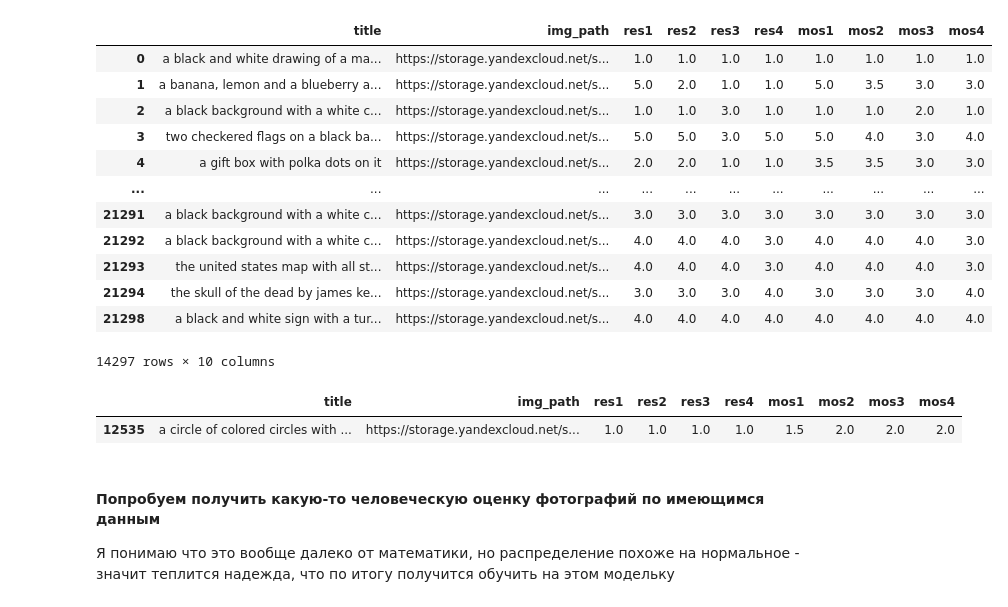
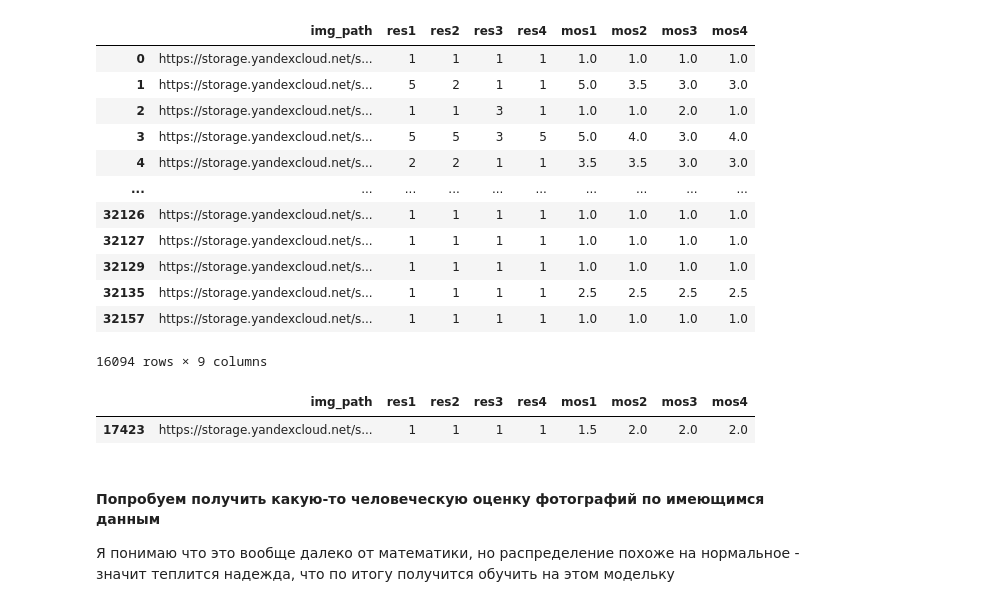
Before and after one commit to CTLab-ITMO/VecScore, a Jupyter notebook: 1_parse_data.ipynb, the cells around one changed output. Cells and saved outputs as stored; diff of their text form; code cells hidden in the pictures.

```diff
--- a/1_parse_data.ipynb
+++ b/1_parse_data.ipynb
@@ -15,16 +15,23 @@ df = df.dropna()
 # %%
 import pandas as pd
 
-df = pd.read_csv('filtered toloka results(with whitespaces).csv')
+d_df = pd.read_csv('dataframes/not_filtred_data.csv')
 
 df = pd.DataFrame({
     # "title": df["INPUT:title"].tolist(),
- "img_path": df["INPUT:imagepath"].tolist(),
- "res1": df["OUTPUT:result1"].tolist(),
- "res2": df["OUTPUT:result2"].tolist(),
- "res3": df["OUTPUT:result3"].tolist(),
- "res4": df["OUTPUT:result4"].tolist()})
+ "photo_url": d_df["INPUT:imagepath"].tolist(),
+ "res1": d_df["OUTPUT:result1"].tolist(),
+ "res2": d_df["OUTPUT:result2"].tolist(),
+ "res3": d_df["OUTPUT:result3"].tolist(),
+ "res4": d_df["OUTPUT:result4"].tolist()})
 
 df = df.dropna()
 # %%
-df
+func = lambda item: [
+                     item["res1"],
+                     item["res2"],
+                     item["res3"],
+                     item["res4"],
+                    ]
+
+df["result_list"] = df.apply(func, axis=1)
@@ -65,29 +60,29 @@ mean_values_df = calculate_mean_values(df)
 
 # # Merge the original DataFrame with the mean values DataFrame
 df = df.merge(mean_values_df, on="img_path", how="left")
-df = df.drop_duplicates(subset=["img_path"])
+# df = df.drop_duplicates(subset=["img_path"])
 # print(df)
 # %%
-df
+df.drop_duplicates('img_path')
 # %% [output]
-|  | title | img_path | res1 | res2 | res3 | res4 | mos1 | mos2 | mos3 | mos4 |
-| 0 | a black and white drawing of a ma... | https://storage.yandexcloud.net/s... | 1.0 | 1.0 | 1.0 | 1.0 | 1.0 | 1.0 | 1.0 | 1.0 |
-| 1 | a banana, lemon and a blueberry a... | https://storage.yandexcloud.net/s... | 5.0 | 2.0 | 1.0 | 1.0 | 5.0 | 3.5 | 3.0 | 3.0 |
-| 2 | a black background with a white c... | https://storage.yandexcloud.net/s... | 1.0 | 1.0 | 3.0 | 1.0 | 1.0 | 1.0 | 2.0 | 1.0 |
-| 3 | two checkered flags on a black ba... | https://storage.yandexcloud.net/s... | 5.0 | 5.0 | 3.0 | 5.0 | 5.0 | 4.0 | 3.0 | 4.0 |
-| 4 | a gift box with polka dots on it | https://storage.yandexcloud.net/s... | 2.0 | 2.0 | 1.0 | 1.0 | 3.5 | 3.5 | 3.0 | 3.0 |
-| ... | ... | ... | ... | ... | ... | ... | ... | ... | ... | ... |
-| 21291 | a black background with a white c... | https://storage.yandexcloud.net/s... | 3.0 | 3.0 | 3.0 | 3.0 | 3.0 | 3.0 | 3.0 | 3.0 |
-| 21292 | a black background with a white c... | https://storage.yandexcloud.net/s... | 4.0 | 4.0 | 4.0 | 3.0 | 4.0 | 4.0 | 4.0 | 3.0 |
-| 21293 | the united states map with all st... | https://storage.yandexcloud.net/s... | 4.0 | 4.0 | 4.0 | 3.0 | 4.0 | 4.0 | 4.0 | 3.0 |
-| 21294 | the skull of the dead by james ke... | https://storage.yandexcloud.net/s... | 3.0 | 3.0 | 3.0 | 4.0 | 3.0 | 3.0 | 3.0 | 4.0 |
-| 21298 | a black and white sign with a tur... | https://storage.yandexcloud.net/s... | 4.0 | 4.0 | 4.0 | 4.0 | 4.0 | 4.0 | 4.0 | 4.0 |
+|  | img_path | res1 | res2 | res3 | res4 | mos1 | mos2 | mos3 | mos4 |
+| 0 | https://storage.yandexcloud.net/s... | 1 | 1 | 1 | 1 | 1.0 | 1.0 | 1.0 | 1.0 |
+| 1 | https://storage.yandexcloud.net/s... | 5 | 2 | 1 | 1 | 5.0 | 3.5 | 3.0 | 3.0 |
+| 2 | https://storage.yandexcloud.net/s... | 1 | 1 | 3 | 1 | 1.0 | 1.0 | 2.0 | 1.0 |
+| 3 | https://storage.yandexcloud.net/s... | 5 | 5 | 3 | 5 | 5.0 | 4.0 | 3.0 | 4.0 |
+| 4 | https://storage.yandexcloud.net/s... | 2 | 2 | 1 | 1 | 3.5 | 3.5 | 3.0 | 3.0 |
+| ... | ... | ... | ... | ... | ... | ... | ... | ... | ... |
+| 32126 | https://storage.yandexcloud.net/s... | 1 | 1 | 1 | 1 | 1.0 | 1.0 | 1.0 | 1.0 |
+| 32127 | https://storage.yandexcloud.net/s... | 1 | 1 | 1 | 1 | 1.0 | 1.0 | 1.0 | 1.0 |
+| 32129 | https://storage.yandexcloud.net/s... | 1 | 1 | 1 | 1 | 1.0 | 1.0 | 1.0 | 1.0 |
+| 32135 | https://storage.yandexcloud.net/s... | 1 | 1 | 1 | 1 | 2.5 | 2.5 | 2.5 | 2.5 |
+| 32157 | https://storage.yandexcloud.net/s... | 1 | 1 | 1 | 1 | 1.0 | 1.0 | 1.0 | 1.0 |
-14297 rows × 10 columns
+16094 rows × 9 columns
 # %%
 df[df["img_path"] == "https://storage.yandexcloud.net/svg-images-first-pack/goodcibo00AbstractedPeerInclusionsvg.png"]
 # %% [output]
-|  | title | img_path | res1 | res2 | res3 | res4 | mos1 | mos2 | mos3 | mos4 |
-| 12535 | a circle of colored circles with ... | https://storage.yandexcloud.net/s... | 1.0 | 1.0 | 1.0 | 1.0 | 1.5 | 2.0 | 2.0 | 2.0 |
+|  | img_path | res1 | res2 | res3 | res4 | mos1 | mos2 | mos3 | mos4 |
+| 17423 | https://storage.yandexcloud.net/s... | 1 | 1 | 1 | 1 | 1.5 | 2.0 | 2.0 | 2.0 |
 # %% [markdown]
 #### Попробуем получить какую-то человеческую оценку фотографий по имеющимся данным
 
```
Also changed, not shown: parts of 16 cells of this notebook, 7 other files.
